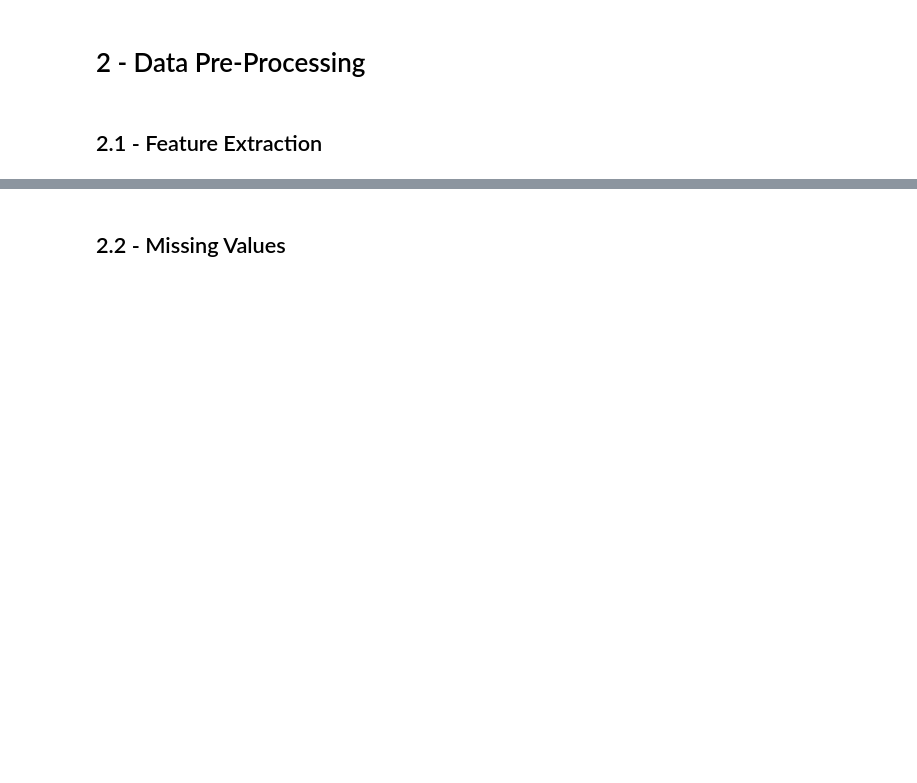
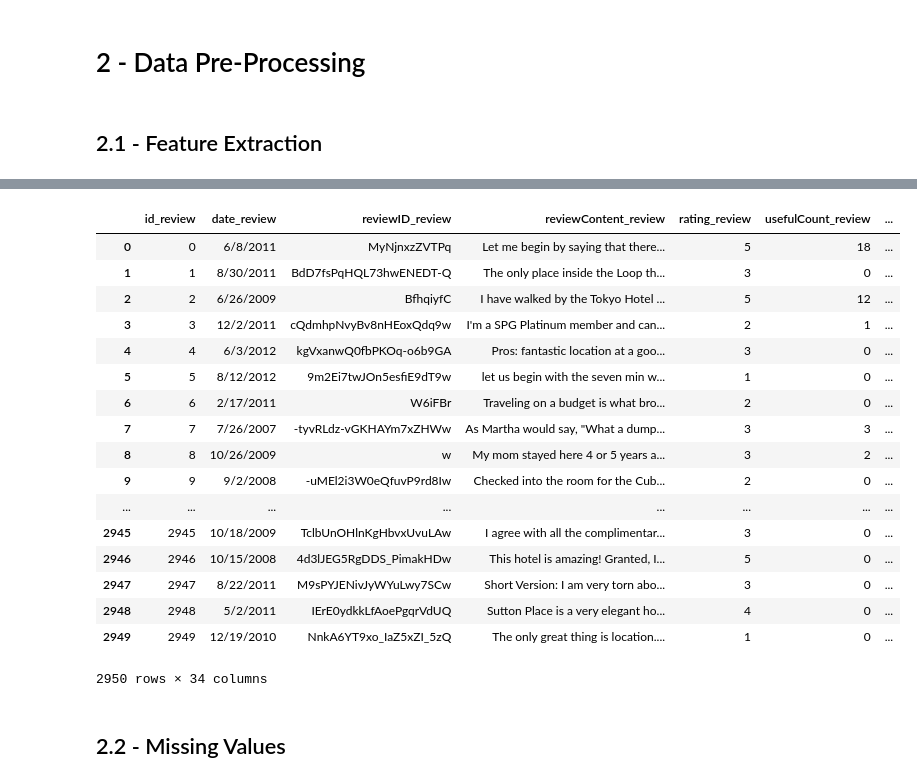
Before and after one commit to msandim/tum-anomaly-detection-challenges, a Jupyter notebook: Challenge 2/Script.ipynb, the cells around one changed output, grey strips where cells are left out. Drawn from its saved outputs; the diff is of its cells as text; code cells hidden in the pictures; blank space fills up the shorter version.

```diff
--- a/Challenge 2/Script.ipynb
+++ b/Challenge 2/Script.ipynb
@@ -138,0 +138,10 @@ def saveDataToCSV(Y_pred):
+# %%
+train_df_joined = train_df.add_suffix("_review").join(reviewers_df.add_suffix("_user")).join(hotels_df.add_suffix("_hotel")).drop([
+        "reviewerID_review",
+        "hotelID_review"
+    ], axis=1)
+
+test_df_joined = test_df.add_suffix("_review").join(reviewers_df.add_suffix("_user")).join(hotels_df.add_suffix("_hotel")).drop([
+        "reviewerID_review",
+        "hotelID_review"
+    ], axis=1)
@@ -138,0 +184,21 @@ def saveDataToCSV(Y_pred):
+# %%
+test_df_joined
+# %% [output]
+|  | id_review | date_review | reviewID_review | reviewContent_review | rating_review | usefulCount_review | ... |
+| 0 | 0 | 6/8/2011 | MyNjnxzZVTPq | Let me begin by saying that there... | 5 | 18 | ... |
+| 1 | 1 | 8/30/2011 | BdD7fsPqHQL73hwENEDT-Q | The only place inside the Loop th... | 3 | 0 | ... |
+| 2 | 2 | 6/26/2009 | BfhqiyfC | I have walked by the Tokyo Hotel ... | 5 | 12 | ... |
+| 3 | 3 | 12/2/2011 | cQdmhpNvyBv8nHEoxQdq9w | I'm a SPG Platinum member and can... | 2 | 1 | ... |
+| 4 | 4 | 6/3/2012 | kgVxanwQ0fbPKOq-o6b9GA | Pros: fantastic location at a goo... | 3 | 0 | ... |
+| 5 | 5 | 8/12/2012 | 9m2Ei7twJOn5esfiE9dT9w | let us begin with the seven min w... | 1 | 0 | ... |
+| 6 | 6 | 2/17/2011 | W6iFBr | Traveling on a budget is what bro... | 2 | 0 | ... |
+| 7 | 7 | 7/26/2007 | -tyvRLdz-vGKHAYm7xZHWw | As Martha would say, "What a dump... | 3 | 3 | ... |
+| 8 | 8 | 10/26/2009 | w | My mom stayed here 4 or 5 years a... | 3 | 2 | ... |
+| 9 | 9 | 9/2/2008 | -uMEl2i3W0eQfuvP9rd8Iw | Checked into the room for the Cub... | 2 | 0 | ... |
+| ... | ... | ... | ... | ... | ... | ... | ... |
+| 2945 | 2945 | 10/18/2009 | TclbUnOHlnKgHbvxUvuLAw | I agree with all the complimentar... | 3 | 0 | ... |
+| 2946 | 2946 | 10/15/2008 | 4d3lJEG5RgDDS_PimakHDw | This hotel is amazing! Granted, I... | 5 | 0 | ... |
+| 2947 | 2947 | 8/22/2011 | M9sPYJENivJyWYuLwy7SCw | Short Version: I am very torn abo... | 3 | 0 | ... |
+| 2948 | 2948 | 5/2/2011 | IErE0ydkkLfAoePgqrVdUQ | Sutton Place is a very elegant ho... | 4 | 0 | ... |
+| 2949 | 2949 | 12/19/2010 | NnkA6YT9xo_IaZ5xZI_5zQ | The only great thing is location.... | 1 | 0 | ... |
+2950 rows × 34 columns
```
Also changed, not shown: parts of 29 cells of this notebook, 2 other files.
